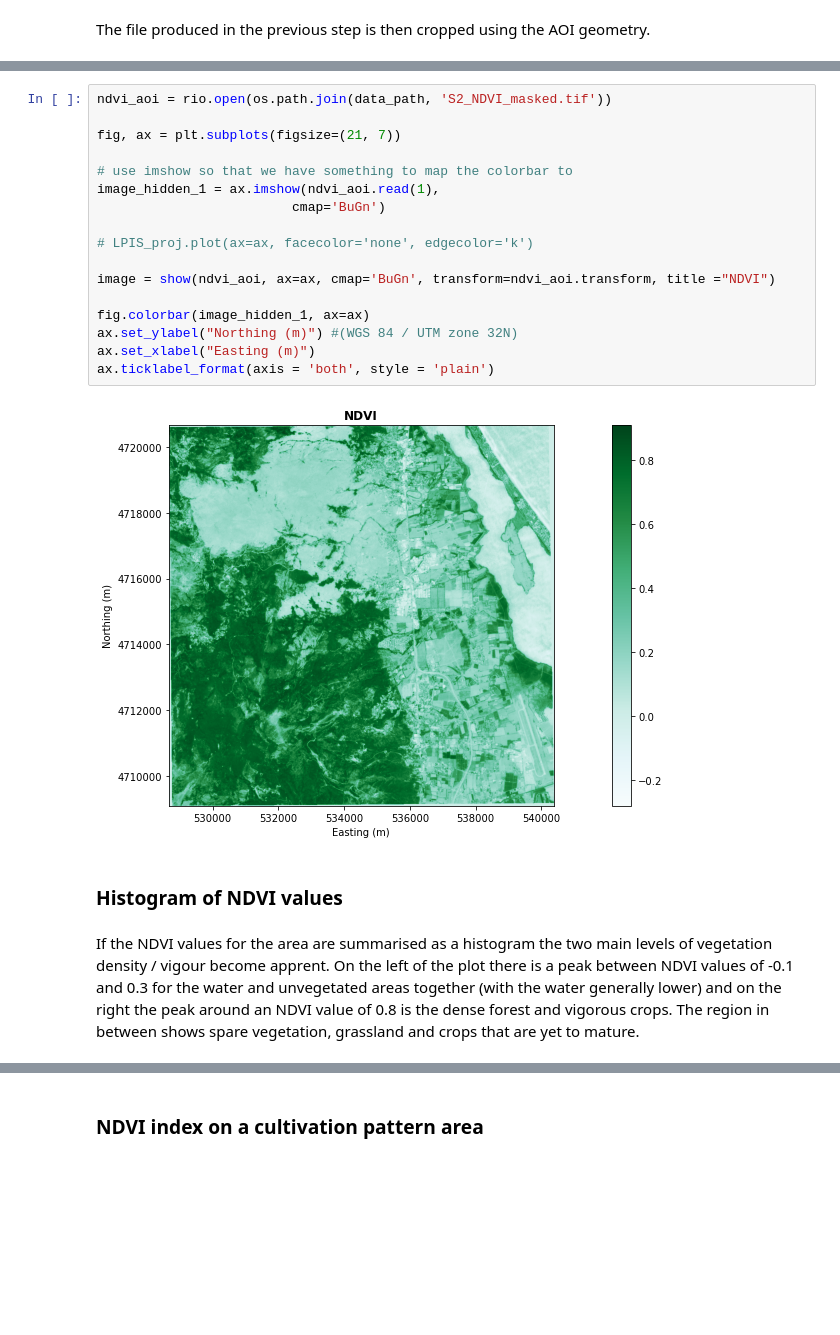
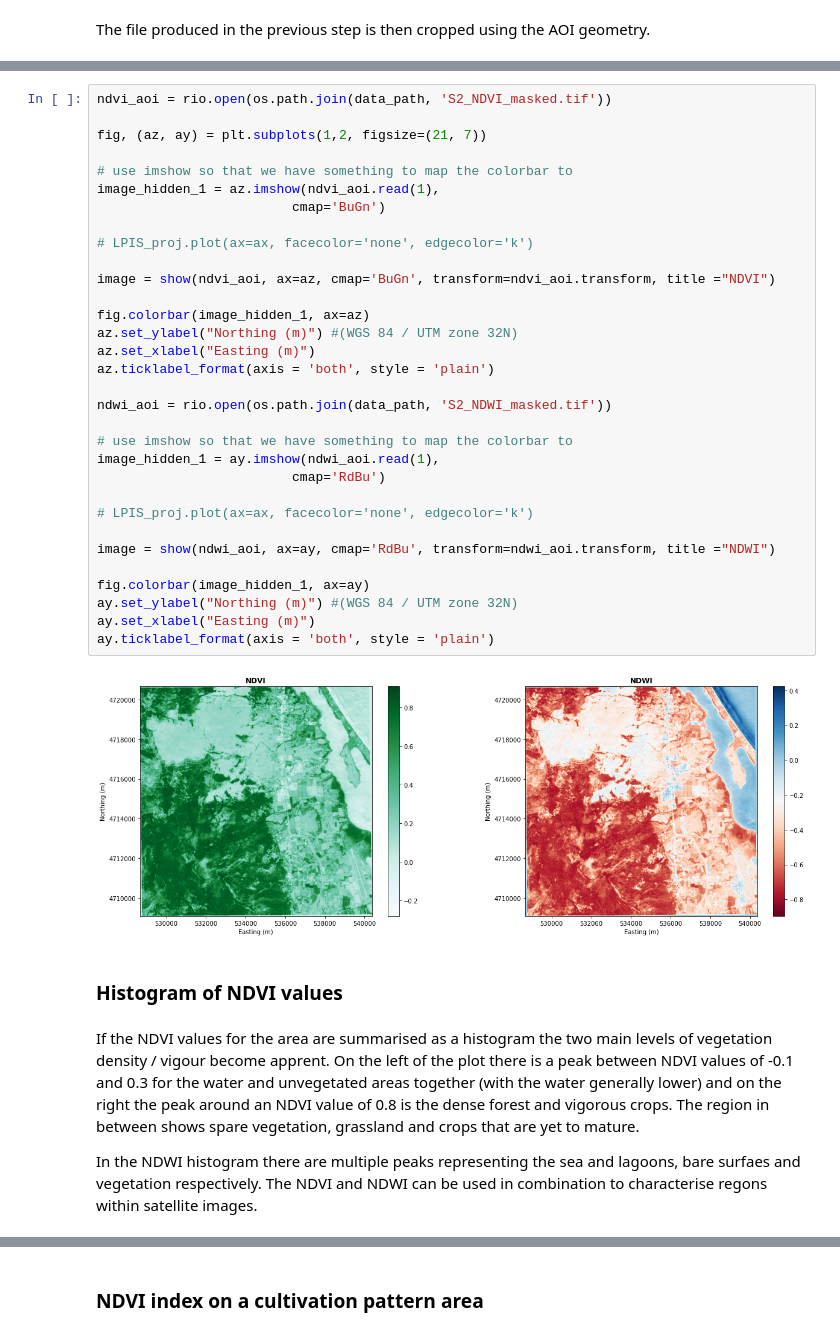
Before and after one commit to wekeo/DEFUNCT-wekeo-jupyter-lab, a Jupyter notebook: land/Land_S2_CLC_processing.ipynb, the cells around one changed output, grey strips where cells are left out. Drawn from its saved outputs; the diff is of its cells as text; blank space fills up the shorter version.

```diff
--- a/land/Land_S2_CLC_processing.ipynb
+++ b/land/Land_S2_CLC_processing.ipynb
@@ -141,26 +197,43 @@ The colour map used to display the NDVI uses a ramp from blue to green to emphas
 # %%
 ndvi_aoi = rio.open(os.path.join(data_path, 'S2_NDVI_masked.tif'))
 
-fig, ax = plt.subplots(figsize=(21, 7))
+fig, (az, ay) = plt.subplots(1,2, figsize=(21, 7))
 
 # use imshow so that we have something to map the colorbar to
-image_hidden_1 = ax.imshow(ndvi_aoi.read(1),
+image_hidden_1 = az.imshow(ndvi_aoi.read(1),
                          cmap='BuGn')
 
 # LPIS_proj.plot(ax=ax, facecolor='none', edgecolor='k')
 
-image = show(ndvi_aoi, ax=ax, cmap='BuGn', transform=ndvi_aoi.transform, title ="NDVI")
+image = show(ndvi_aoi, ax=az, cmap='BuGn', transform=ndvi_aoi.transform, title ="NDVI")
 
-fig.colorbar(image_hidden_1, ax=ax)
-ax.set_ylabel("Northing (m)") #(WGS 84 / UTM zone 32N)
-ax.set_xlabel("Easting (m)")
-ax.ticklabel_format(axis = 'both', style = 'plain')
+fig.colorbar(image_hidden_1, ax=az)
+az.set_ylabel("Northing (m)") #(WGS 84 / UTM zone 32N)
+az.set_xlabel("Easting (m)")
+az.ticklabel_format(axis = 'both', style = 'plain')
+
+ndwi_aoi = rio.open(os.path.join(data_path, 'S2_NDWI_masked.tif'))
+
+# use imshow so that we have something to map the colorbar to
+image_hidden_1 = ay.imshow(ndwi_aoi.read(1),
+                         cmap='RdBu')
+
+# LPIS_proj.plot(ax=ax, facecolor='none', edgecolor='k')
+
+image = show(ndwi_aoi, ax=ay, cmap='RdBu', transform=ndwi_aoi.transform, title ="NDWI")
+
+fig.colorbar(image_hidden_1, ax=ay)
+ay.set_ylabel("Northing (m)") #(WGS 84 / UTM zone 32N)
+ay.set_xlabel("Easting (m)")
+ay.ticklabel_format(axis = 'both', style = 'plain')
 # %% [output]
-[figure, old version]
+[figure, new version]
 # %% [markdown]
 ### Histogram of NDVI values
 # %% [markdown]
 If the NDVI values for the area are summarised as a histogram the two main levels of vegetation density / vigour become apprent. On the left of the plot there is a peak between NDVI values of -0.1 and 0.3 for the water and unvegetated areas together (with the water generally lower) and on the right the peak around an NDVI value of 0.8 is the dense forest and vigorous crops. The region in between shows spare vegetation, grassland and crops that are yet to mature.
+
+In the NDWI histogram there are multiple peaks representing the sea and lagoons, bare surfaes and vegetation respectively. The NDVI and NDWI can be used in combination to characterise regons within satellite images.
 # %%
 fig, axhist = plt.subplots(1,1)
 show_hist(ndvi_aoi, bins=100, masked=False, title='Histogram of NDVI values', facecolor = 'g', ax =axhist)
```
Also changed, not shown: parts of 18 cells of this notebook, 1 other file.
